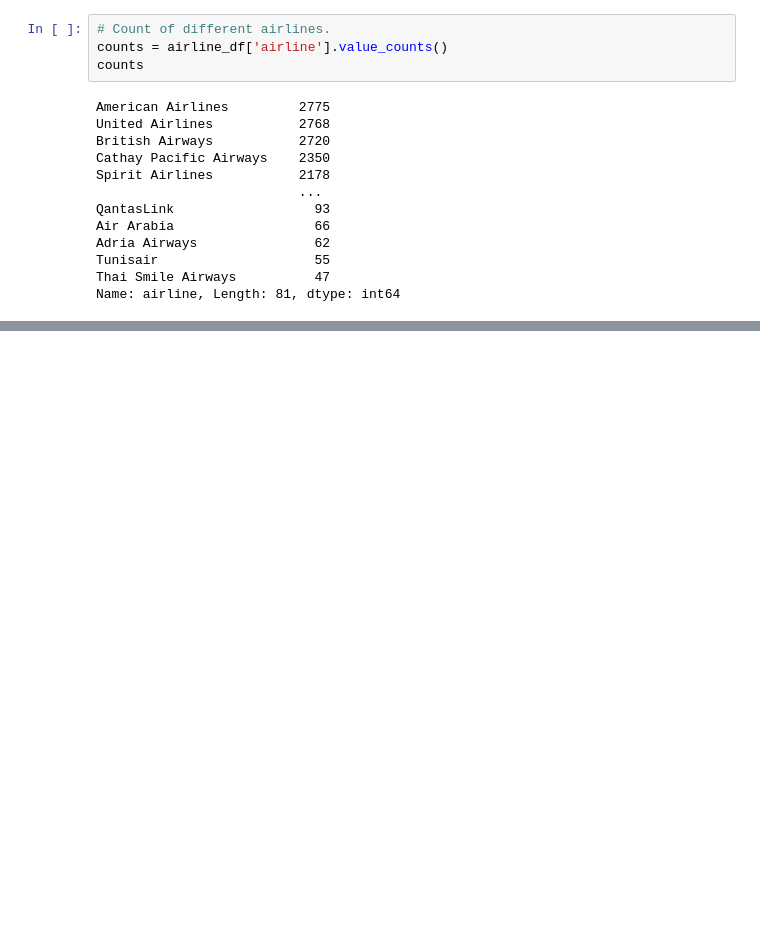
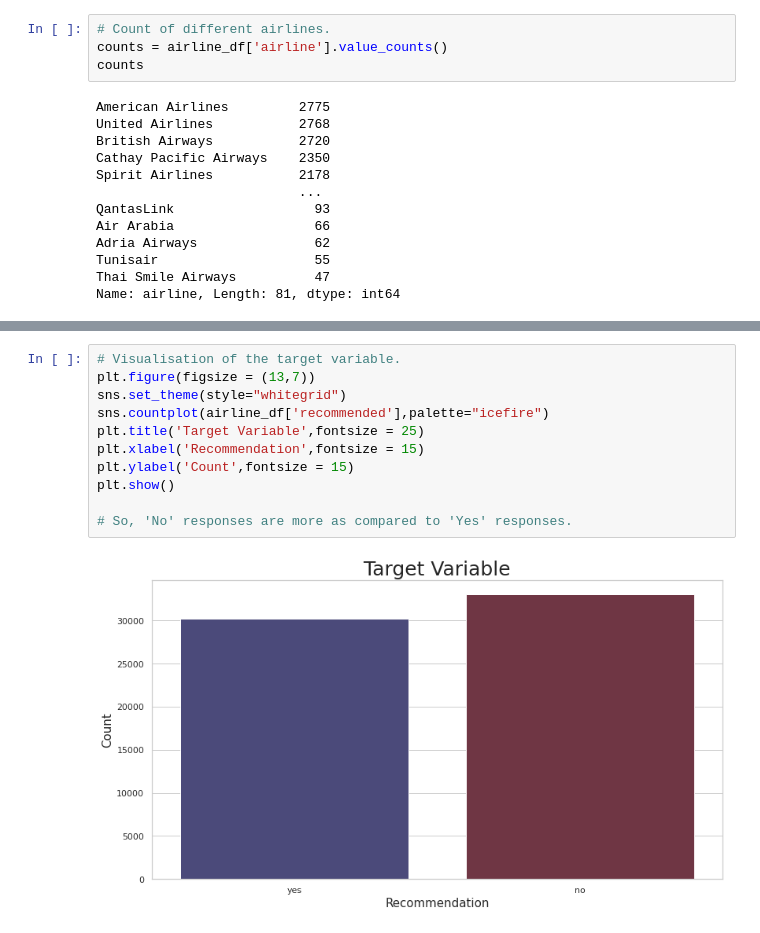
Before and after one commit to Arka1212/Airline-Passenger-Referral-Prediction, a Jupyter notebook: Airline_Passenger_Referral_Prediction.ipynb, the cells around one changed output, grey strips where cells are left out. Saved outputs shown, nothing was run; the diff lists cells and outputs as text; blank space fills up the shorter version.

```diff
--- a/Airline_Passenger_Referral_Prediction.ipynb
+++ b/Airline_Passenger_Referral_Prediction.ipynb
@@ -406,0 +421,13 @@ for col in ['seat_comfort','cabin_service','food_bev','entertainment','ground_se
+# %%
+# Visualisation of the target variable.
+plt.figure(figsize = (13,7))
+sns.set_theme(style="whitegrid")
+sns.countplot(airline_df['recommended'],palette="icefire")
+plt.title('Target Variable',fontsize = 25)
+plt.xlabel('Recommendation',fontsize = 15)
+plt.ylabel('Count',fontsize = 15)
+plt.show()
+
+# So, 'No' responses are more as compared to 'Yes' responses.
+# %% [output]
+[figure, added]
```
Also changed, not shown: parts of 3 cells of this notebook.
